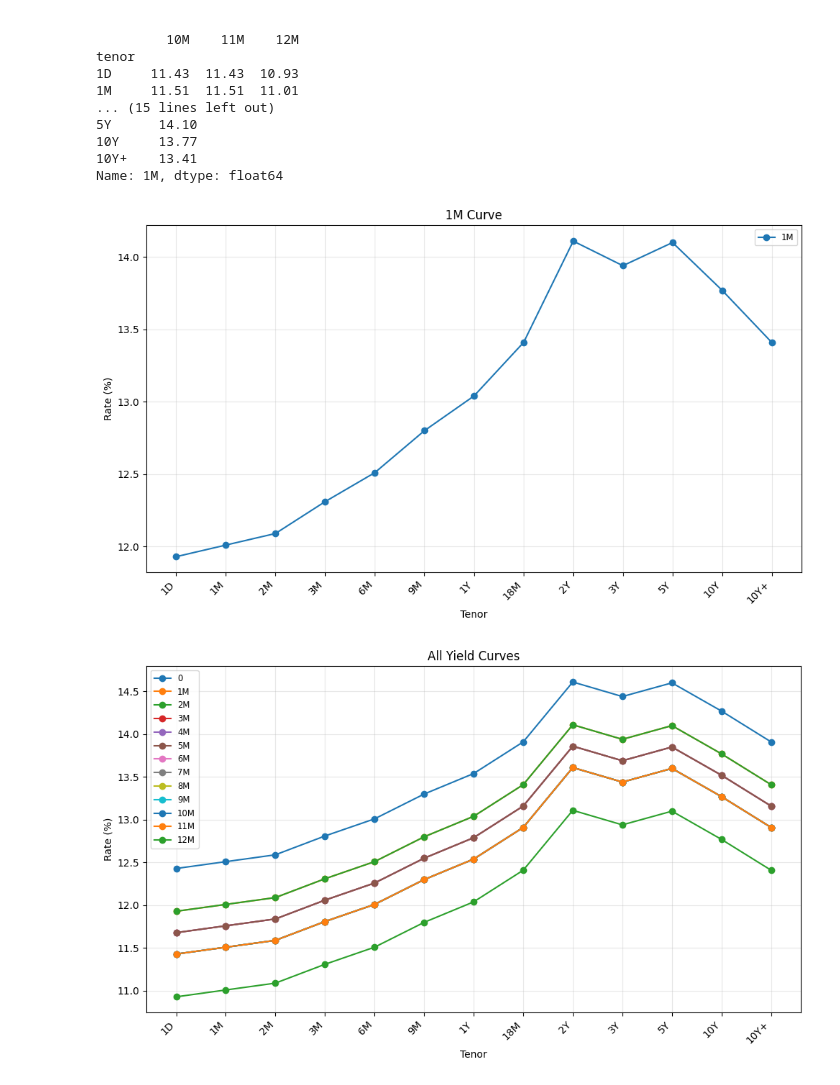
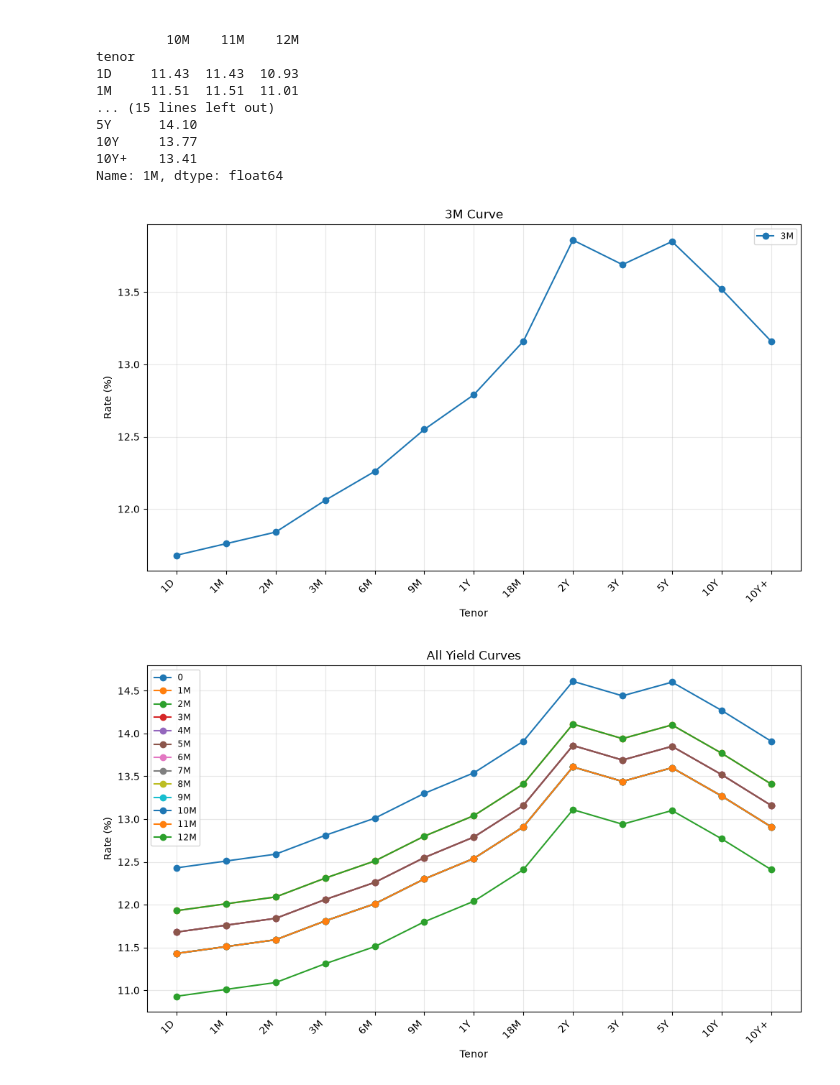
Before and after one commit to asozykin/nii-simulation, a Jupyter notebook: Net_income_simulation.ipynb, the cells around one changed output. Saved outputs shown, nothing was run; the diff lists cells and outputs as text; code cells hidden in the pictures.

Commit message:
Add yield curve data

```diff
--- a/Net_income_simulation.ipynb
+++ b/Net_income_simulation.ipynb
@@ -120,33 +120,33 @@ def plot_yield_curves(df, curve_names=None, ax=None, title="Yield Curves"):
     for name in curve_names:
         if name not in df_sorted.columns:
             raise KeyError(f"Curve '{name}' not found. Available: {list(df.columns)}")
         ax.plot(df_sorted.index, df_sorted[name], marker="o", label=name)
 
     ax.set_xlabel("Tenor")
     ax.set_ylabel("Rate (%)")
     ax.set_title(title)
     ax.legend(loc="best", fontsize="small")
     ax.grid(True, alpha=0.3)
     plt.setp(ax.get_xticklabels(), rotation=45, ha="right")
 
     if ax.figure is not None:
         ax.figure.tight_layout()
 
     return ax
 
 
 # Example usage
 if __name__ == "__main__":
     url = "https://docs.google.com/spreadsheets/d/1KLuP4270AetJjs6ja8n9qjTmM11dYmWFvR2AyIWGZ9k/export?format=csv"
     curves = read_yield_curves(url)
 
     # Plot a single curve
-    plot_yield_curves(curves, curve_names=["1M"], title="1M Curve")
+    plot_yield_curves(curves, curve_names=["3M"], title="3M Curve")
     plt.show()
 
     # Plot all 13 curves together
     plot_yield_curves(curves, title="All Yield Curves")
     plt.show()
 # %% [output]
-[figure, old version]
+[figure, new version]
 [figure]
```
Also changed, not shown: 13 other files.
